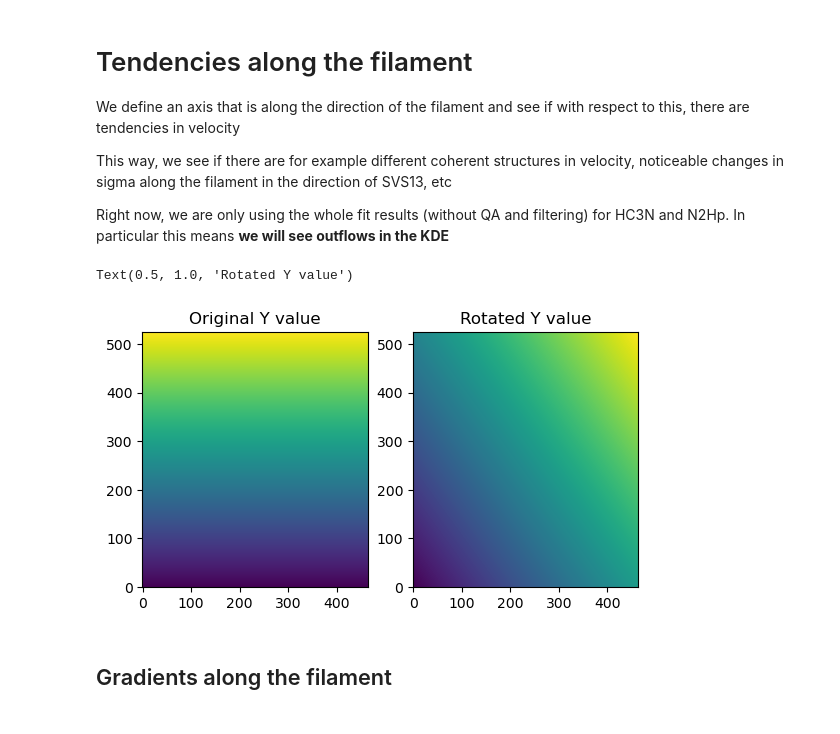
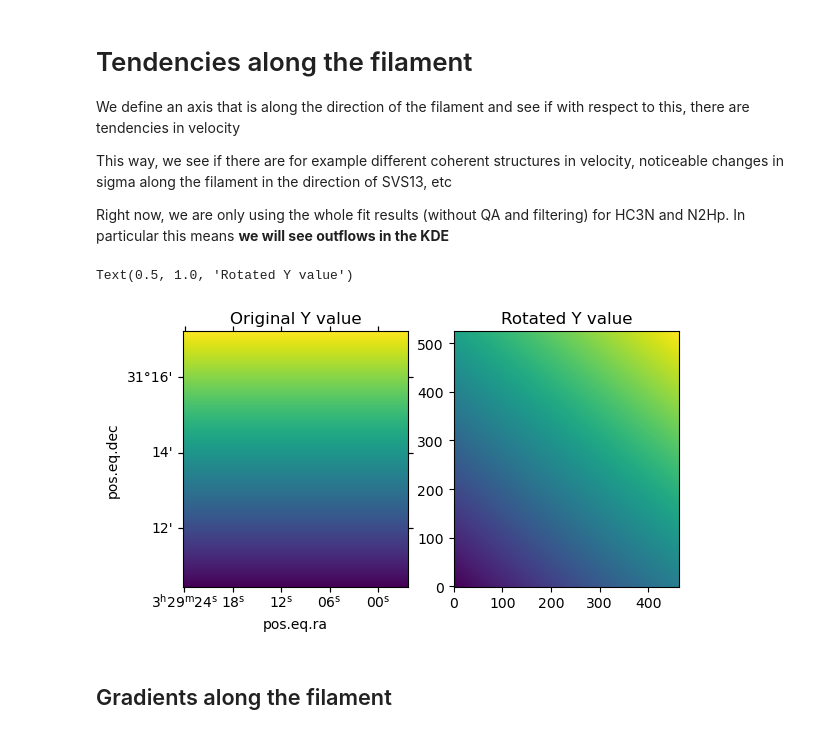
Before and after one commit to tere-valdivia/propstar_gasflow, a Jupyter notebook: analysis/KDE_filament_along_across.ipynb, the cells around one changed output. Cells and saved outputs as stored; diff of their text form; code cells hidden in the pictures.

```diff
--- a/analysis/KDE_filament_along_across.ipynb
+++ b/analysis/KDE_filament_along_across.ipynb
@@ -131,25 +131,25 @@ else:
     sigmaster_mol2 = np.array([sig1g_mol2, sig2g1_mol2, sig2g2_mol2])
 # %%
 # building the map and the coordinate offsets with an angle
-rotangle = (-54 * u.deg).to(u.rad).value # degrees clockwise
-XXprime1 = XX1 * np.cos(rotangle) + YY1 * np.sin(rotangle)
-YYprime1 = -XX1 * np.sin(rotangle) + YY1 * np.cos(rotangle)
+rotangle = (40 * u.deg).to(u.rad).value # degrees counterclockwise
+XXprime1 = XX1 * np.cos(rotangle) - YY1 * np.sin(rotangle)
+YYprime1 = XX1 * np.sin(rotangle) + YY1 * np.cos(rotangle)
 
-XXprime2 = XX2 * np.cos(rotangle) + YY2 * np.sin(rotangle)
-YYprime2 = -XX2 * np.sin(rotangle) + YY2 * np.cos(rotangle)
+XXprime2 = XX2 * np.cos(rotangle) - YY2 * np.sin(rotangle)
+YYprime2 = XX2 * np.sin(rotangle) + YY2 * np.cos(rotangle)
 # %%
 # This is just to check that the rotation was done in the expected angle
 fig = plt.figure()
-ax = fig.add_subplot(121)
+ax = fig.add_subplot(121, projection=wcs2)
 ax.imshow(YY2, origin='lower')
 ax.set_title('Original Y value')
 ax2 = fig.add_subplot(122)
 ax2.imshow(YYprime2, origin='lower')
 ax2.set_title('Rotated Y value')
 # ok all good
 # %% [output]
 Text(0.5, 1.0, 'Rotated Y value')
-[figure, old version]
+[figure, new version]
 # %%
 # y are the distance along the filament and x are across
 # distarray are for along the filament, cutarray are for across
```
Also changed, not shown: parts of 24 cells of this notebook, 32 other files.
